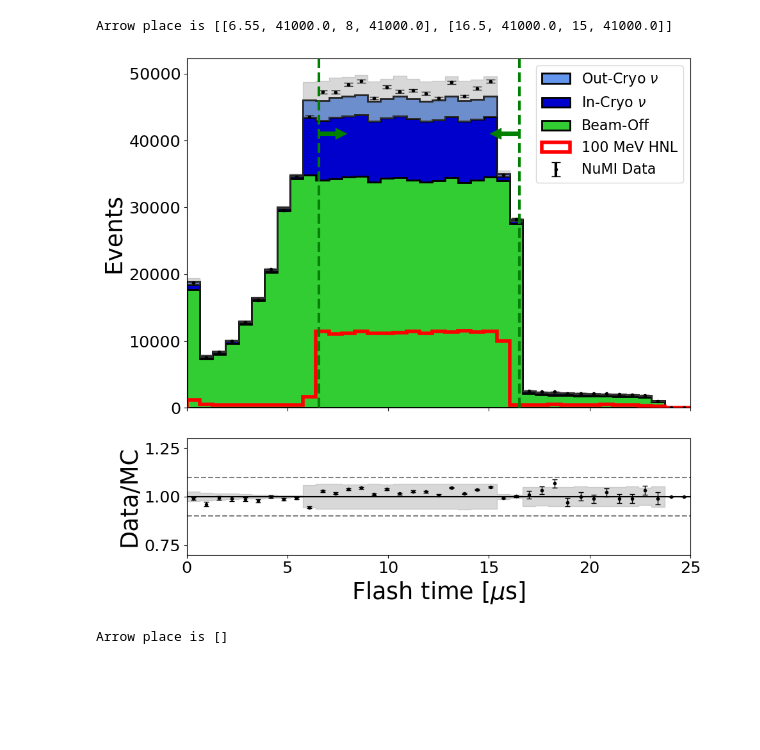
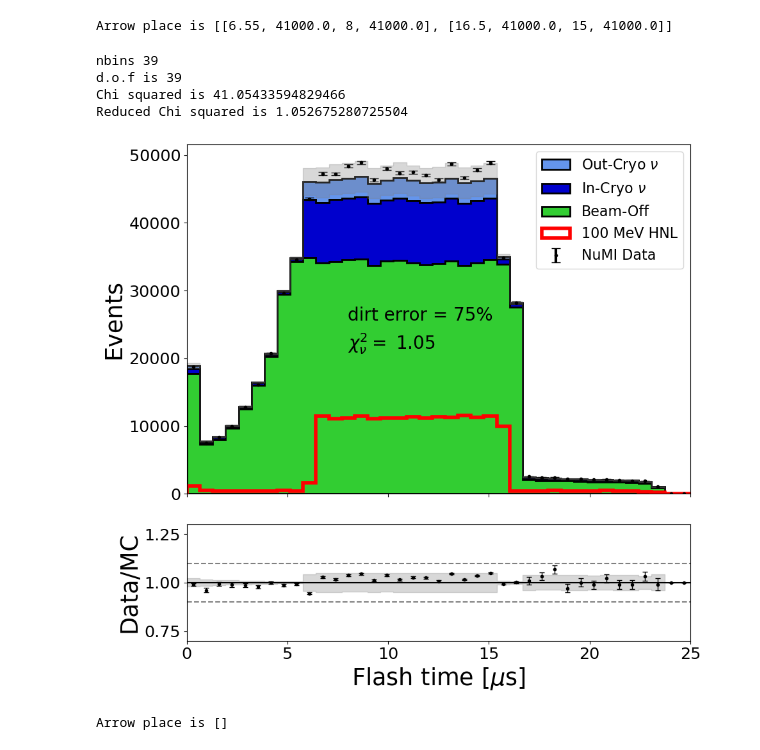
Before and after one commit to dmarsden01/uboone_HNL_analysis, a Jupyter notebook: 1.9_Run3_flash_norm.ipynb, the cells around one changed output. Cells and saved outputs as stored; diff of their text form; code cells hidden in the pictures; blank space fills up the shorter version.

```diff
--- a/1.9_Run3_flash_norm.ipynb
+++ b/1.9_Run3_flash_norm.ipynb
@@ -753,31 +779,49 @@ Arrow place is [[6.55, 41000.0, 8, 41000.0], [16.5, 41000.0, 15, 41000.0]]
 # %%
 # PT.Plot_preselection_query(variable, samples_plotting, sample_norms,sample_weights_full=weights_sample_fixed, query="swtrig_post>-99", xlabel=x_string, xlims=XLIMS, bins=BINS, HNL_mass=100,
 #                                 HNLplotscale=PLOTSCALE,cutline=0.0,legloc="best", show_ev_nums=True, CalcSys=Calculate_sys,logy=False,
 #                                 xticks = [], sys_dict=flat_sys_vars_dict, centre_bins=False, hatch=False, ylabel="Events", arrow_place=[], legsize=16,
 #                                 title_name="No trigger")
 
 # PT.Plot_preselection_query(variable, samples_plotting, sample_norms,sample_weights_full=weights_sample_old_trig, query="swtrig_pre>0", xlabel=x_string, xlims=XLIMS, bins=BINS, HNL_mass=100,
 #                                 HNLplotscale=PLOTSCALE,cutline=0.0,legloc="best", show_ev_nums=True, CalcSys=Calculate_sys,logy=False,
 #                                 xticks = [], sys_dict=flat_sys_vars_dict, centre_bins=False, hatch=False, ylabel="Events", arrow_place=[], legsize=16,
 #                                 title_name="Old trigger")
 
+bins_test = [0,25.0]
+bins_test = np.linspace(0, 23, 10)
+bins_test = BINS
+arrow_place=[]
+cut_line=[]
+print("nbins " + str(len(bins_test)-1))
+query="swtrig_post>0" #Usual query
+sample_weights_full=weights_sample_new_trig #usual
+
 PT.Plot_preselection_query(variable, samples_plotting, sample_norms, sample_weights_full=weights_sample_new_trig, query="swtrig_post>0",
-                           xlabel=x_string, xlims=XLIMS, bins=BINS, HNL_mass=100, HNLplotscale=PLOTSCALE, cutline=cut_line,legloc="best",
+                           xlabel=x_string, xlims=XLIMS, bins=bins_test, HNL_mass=100, HNLplotscale=PLOTSCALE, cutline=cut_line,legloc="best",
                            show_ev_nums=False, CalcSys=Calculate_sys,logy=Log_var, xticks = [], sys_dict=flat_sys_vars_dict,
-                           centre_bins=False, hatch=False, ylabel="Events", arrow_place=arrow_place, legsize=16, title_name="")
+                           centre_bins=False, hatch=False, ylabel="Events", arrow_place=arrow_place, legsize=16, title_name="",
+                           chi_squared=True, dirt_frac_error=0.75)
+
+# plt.text(8.0, 2.35 , r"dirt error = " + str(75) + "%", fontsize=20)
+# plt.text(8.0, 2.2 , r"$\chi_{\nu}^2 = $ 1.05", fontsize=20)
 
 savefig=False
 
+# Name = "Split_swtrig_"
 Name = "Split_swtrig_"
 if Params["Load_pi0_signal"] == True: Name = "pi0/"
 if Calculate_sys==True: Sys_name = "with_sys"
 if Calculate_sys==False: Sys_name = "no_sys"
 
 if savefig == True:
     plt.savefig(f"plots/Data_MC_comparison/{Name}Presel_{variable}_" + Params["Run"] + f"_{HNL_mass}MeV_{Sys_name}{end_name}.png")
     plt.savefig(f"plots/Data_MC_comparison/{Name}Presel_{variable}_" + Params["Run"] + f"_{HNL_mass}MeV_{Sys_name}{end_name}.pdf")
 # %% [output]
+nbins 39
+d.o.f is 39
+Chi squared is 41.05433594829466
+Reduced Chi squared is 1.052675280725504
-[figure, old version]
+[figure, new version]
 # %%
 #Calculate sys
 Calculate_sys = True
```
Also changed, not shown: parts of 2 cells of this notebook, 4 other files.
